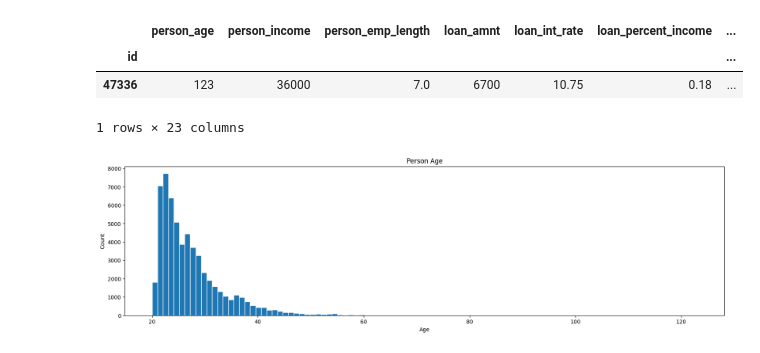
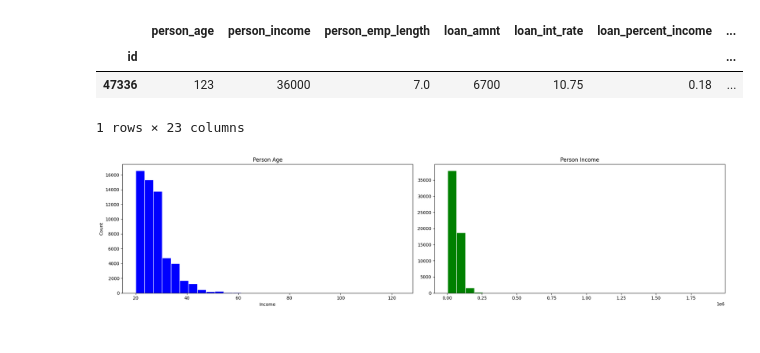
Before and after one commit to jasonwj96/kaggle-projects, a Jupyter notebook: Loan Approval Prediction.ipynb, the cells around one changed output. Cells and saved outputs as stored; diff of their text form; code cells hidden in the pictures.

```diff
--- a/Loan Approval Prediction.ipynb
+++ b/Loan Approval Prediction.ipynb
@@ -107,12 +107,20 @@ train_df[train_df['person_age'] == 123]
 | 47336 | 123 | 36000 | 7.0 | 6700 | 10.75 | 0.18 | ... |
 1 rows × 23 columns
 # %%
-plt.figure(figsize=(20, 5))
-plt.hist(train_df['person_age'], bins=100, edgecolor='white')
-plt.xlabel('Age')
-plt.ylabel('Count')
-plt.title('Person Age')
+fig, axis = plt.subplots(1, 2, figsize=(20, 5))
 
-plt.show()
+#plt.figure(figsize=(20, 5))
+axis[0].hist(train_df['person_age'], bins=30, color='blue', edgecolor='white')
+axis[0].set_title('Person Age')
+axis[0].set_xlabel('Age')
+axis[0].set_ylabel('Count')
+
+# Gráfico 2
+axis[1].hist(train_df['person_income'], bins=30, color='green', edgecolor='white')
+axis[1].set_title('Person Income')
+axis[0].set_xlabel('Income')
+axis[0].set_ylabel('Count')
+
+plt.tight_layout()
 # %% [output]
-[figure, old version]
+[figure, new version]
```
